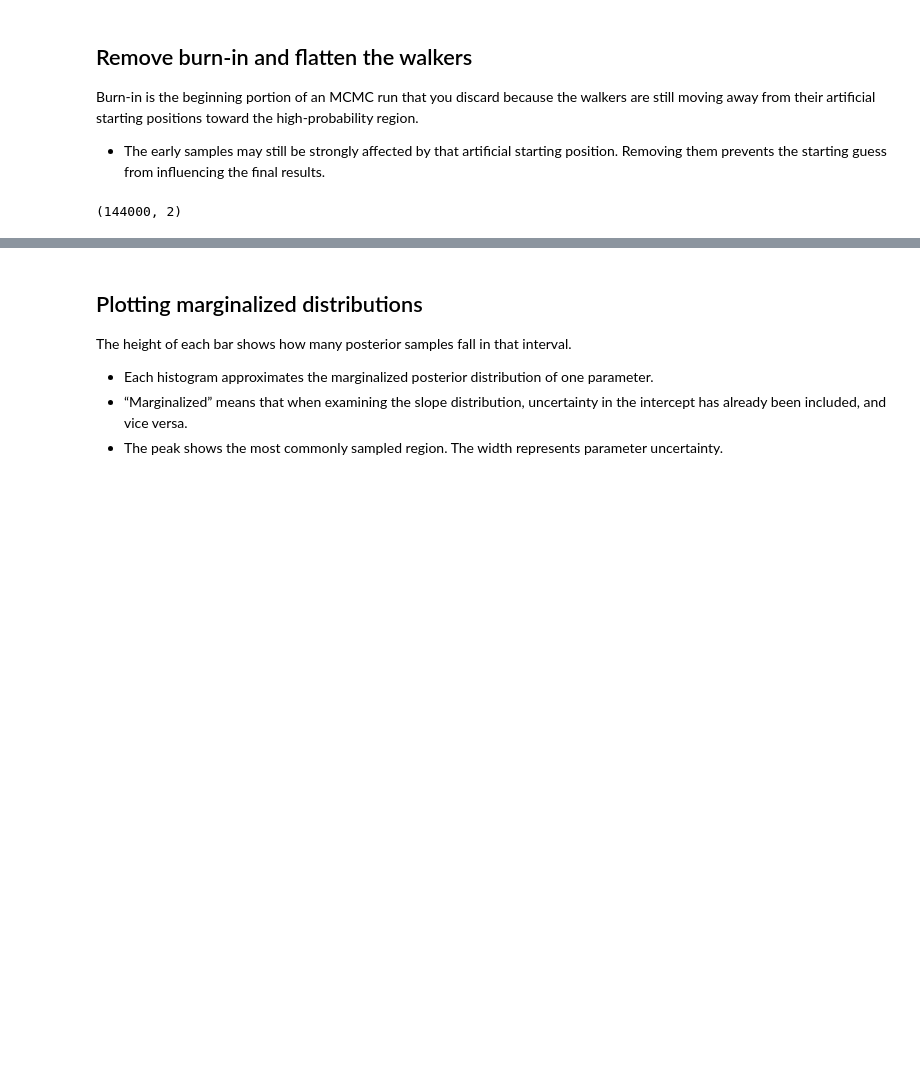
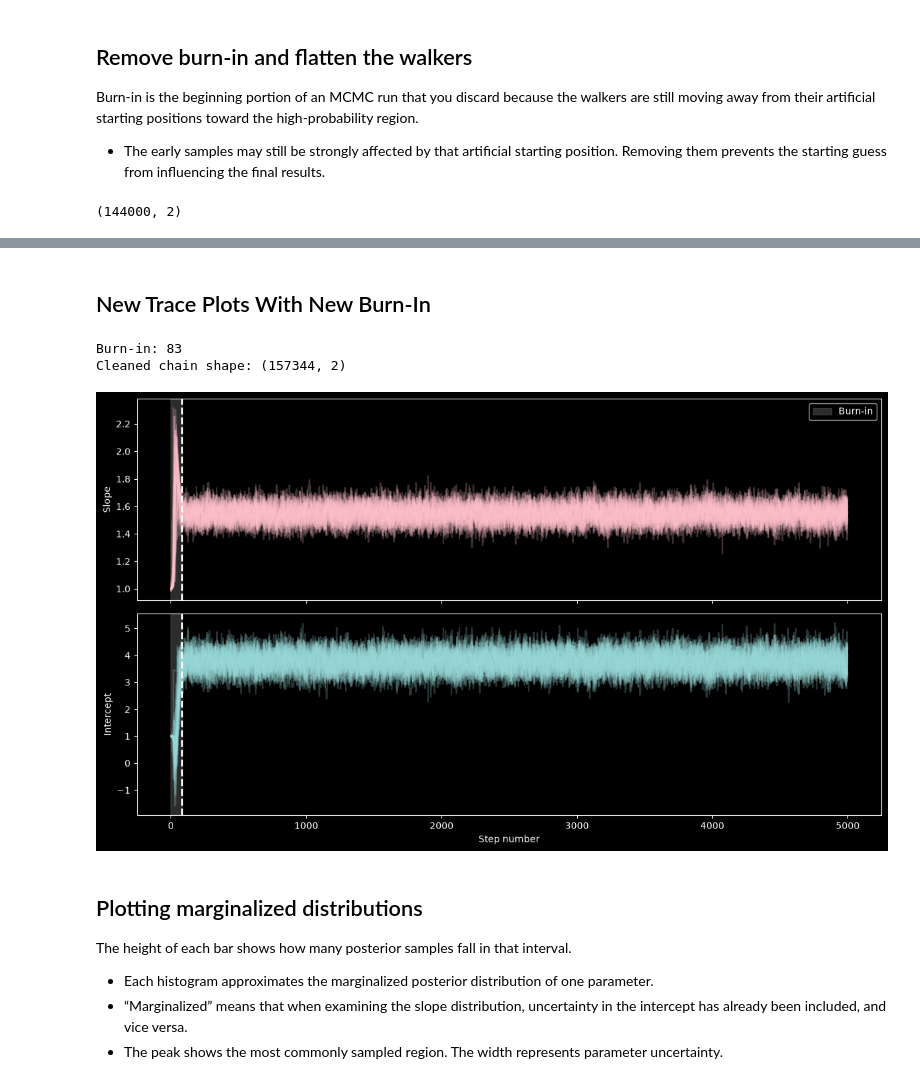
Before and after one commit to milanajberhe/Magnetars_Infrared, a Jupyter notebook: mcmc_emcee.ipynb, the cells around one changed output, grey strips where cells are left out. Drawn from its saved outputs; the diff is of its cells as text; code cells hidden in the pictures; blank space fills up the shorter version.

```diff
--- a/mcmc_emcee.ipynb
+++ b/mcmc_emcee.ipynb
@@ -190,3 +234,62 @@ print(bchain.shape) #shows new dimensions
+# %% [markdown]
+## New Trace Plots With New Burn-In
+# %%
+# Use the autocorrelation-based burn-in calculated above
+burn_in = burn_in_linear
+
+# Cleaned and flattened linear chain
+bchain = sampler_linear.get_chain(
+    discard=burn_in,
+    flat=True
+)
+
+print("Burn-in:", burn_in)
+print("Cleaned chain shape:", bchain.shape)
+
+labels = ["Slope", "Intercept"]
+colors = ["pink", "#98DAD9"]
+
+fig, axes = plt.subplots(
+    2,
+    figsize=(12, 7),
+    sharex=True
+)
+
+for i in range(2):
+    axes[i].plot(
+        chain_linear[:, :, i],
+        color=colors[i],
+        alpha=0.25
+    )
+
+    # Shade the discarded section
+    axes[i].axvspan(
+        0,
+        burn_in,
+        color="gray",
+        alpha=0.35,
+        label="Burn-in"
+    )
+
+    # Mark the burn-in cutoff
+    axes[i].axvline(
+        burn_in,
+        color="white",
+        linestyle="--",
+        linewidth=2
+    )
+
+    axes[i].set_ylabel(labels[i])
+
+axes[-1].set_xlabel("Step number")
+axes[0].legend()
+
+plt.tight_layout()
+plt.show()
+# %% [output]
+Burn-in: 83
+Cleaned chain shape: (157344, 2)
+[figure, added]
 # %% [markdown]
 ## Plotting marginalized distributions
 The height of each bar shows how many posterior samples fall in that interval.
```
Also changed, not shown: parts of 11 cells of this notebook, 1 other file.
